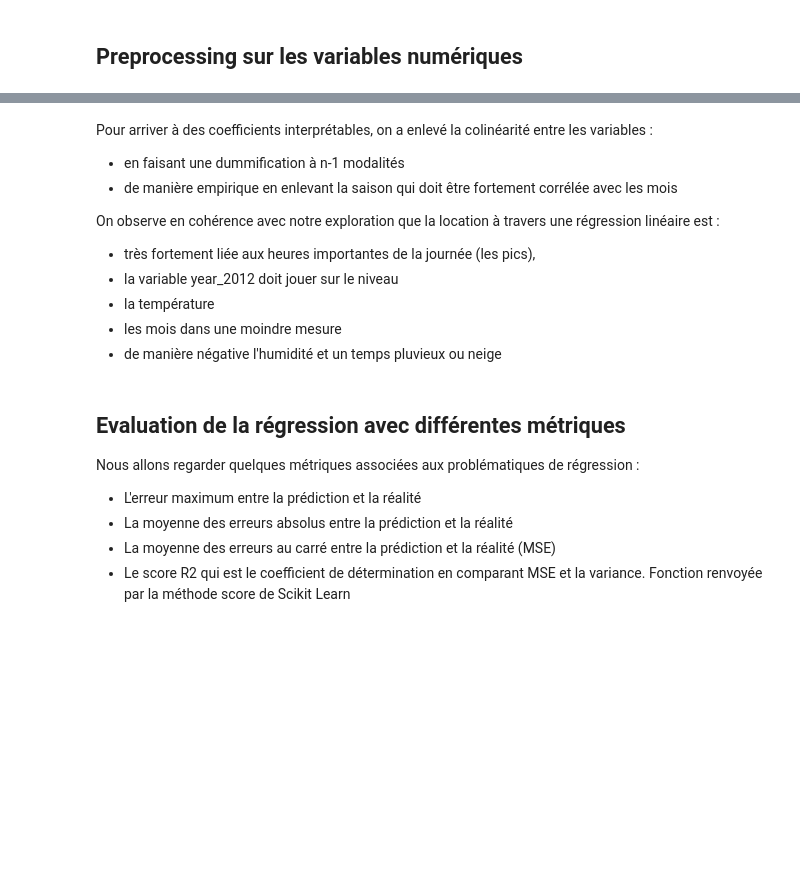
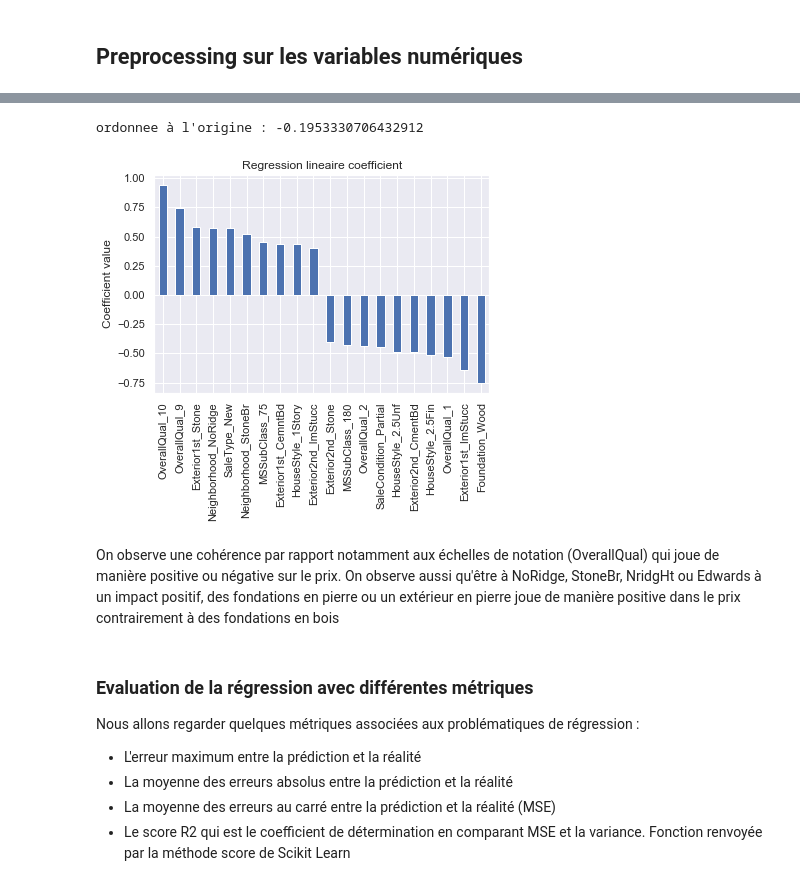
Before and after one commit to anthonymoisan/DeepLearningPredictHousePrices, a Jupyter notebook: src/project_house_prices.ipynb, the cells around one changed output, grey strips where cells are left out. Cells and saved outputs as stored; diff of their text form; code cells hidden in the pictures; blank space fills up the shorter version.

Commit message:
Regression Lineaire et Lasso

```diff
--- a/src/project_house_prices.ipynb
+++ b/src/project_house_prices.ipynb
@@ -900,10 +932,9 @@ Nous allons aussi introduire l'imputation sur les données sur les données *tra
 $$y =\sum_{i=1}^{n} a_i \times x_i + b$$
-# %%
-from sklearn import linear_model
-reg = linear_model.LinearRegression()
-
-reg.fit(X_train_scaled, y_train)
-y_trainPred = reg.predict(X_train_scaled)
-y_testPred = reg.predict(X_test_scaled)
-print(f"Score sur le train : {reg.score(X_train_scaled,y_train)}")
-print(f"Score sur le test : {reg.score(X_test_scaled,y_test)}")
+# %%
+from sklearn.linear_model import LinearRegression
+clf = Pipeline(steps=[('preprocessor', preprocessor), ('classifier', LinearRegression())])
+clf.fit(X_train,y_train)
+y_trainPredict = clf.predict(X_train)
+y_testPredict = clf.predict(X_test)
+print("model score le test : %.3f" % clf.score(X_test, y_test))
+print("model score sur le train :  %.3f" % clf.score(X_train, y_train))
@@ -913,6 +949,12 @@ print(f"Score sur le test : {reg.score(X_test_scaled,y_test)}")
 Un des avantages de la régression linéaire est que nous pouvons obtenir les coefficients associés à chacune des variables. Nous pouvons voir les coefficients qui ont un impact sur le nombre de vélos loués.
 
 Regardons ces coefficients :
+# %%
+ohe = (clf.named_steps['preprocessor']
+         .named_transformers_['cat']
+         .named_steps['onehot'])
+feature_names = ohe.get_feature_names(input_features=categorical_features)
+feature_names = np.r_[numerical_features, feature_names]
 # %%
-coefficients = pd.Series(reg.coef_.flatten(), index=X.columns).sort_values(ascending=False)
+coefficients = pd.Series(clf.named_steps["classifier"].coef_.flatten(), index=feature_names).sort_values(ascending=False)
 coefficients
@@ -919,23 +974,18 @@ coefficients
 # %%
-print(f"ordonnee à l'origine : {reg.intercept_}")
+print("ordonnee à l'origine : " + str(clf.named_steps["classifier"].intercept_))
+# %% [output]
+ordonnee à l'origine : -0.1953330706432912
 # %%
-coefficients[np.abs(coefficients)>10].plot(kind="bar")
+coefficients[np.abs(coefficients)>0.4].plot(kind="bar")
 plt.title("Regression lineaire coefficient")
 plt.ylabel("Coefficient value")
 plt.show()
+# %% [output]
+[figure, added]
-# %% [markdown]
-Pour arriver à des coefficients interprétables, on a enlevé la colinéarité entre les variables :
-* en faisant une dummification à n-1 modalités
-* de manière empirique en enlevant la saison qui doit être fortement corrélée avec les mois
-
-On observe en cohérence avec notre exploration que la location à travers une régression linéaire est :
-* très fortement liée aux heures importantes de la journée (les pics),
-* la variable year_2012 doit jouer sur le niveau
-* la température
-* les mois dans une moindre mesure
-* de manière négative l'humidité et un temps pluvieux ou neige
+# %% [markdown]
+On observe une cohérence par rapport notamment aux échelles de notation (OverallQual) qui joue de manière positive ou négative sur le prix. On observe aussi qu'être à NoRidge, StoneBr, NridgHt ou Edwards à un impact positif, des fondations en pierre ou un extérieur en pierre joue de manière positive dans le prix contrairement à des fondations en bois
 # %% [markdown]
-## Evaluation de la régression avec différentes métriques
+### Evaluation de la régression avec différentes métriques
 
 Nous allons regarder quelques métriques associées aux problématiques de régression :
 * L'erreur maximum entre la prédiction et la réalité
```
Also changed, not shown: parts of 86 cells of this notebook.
